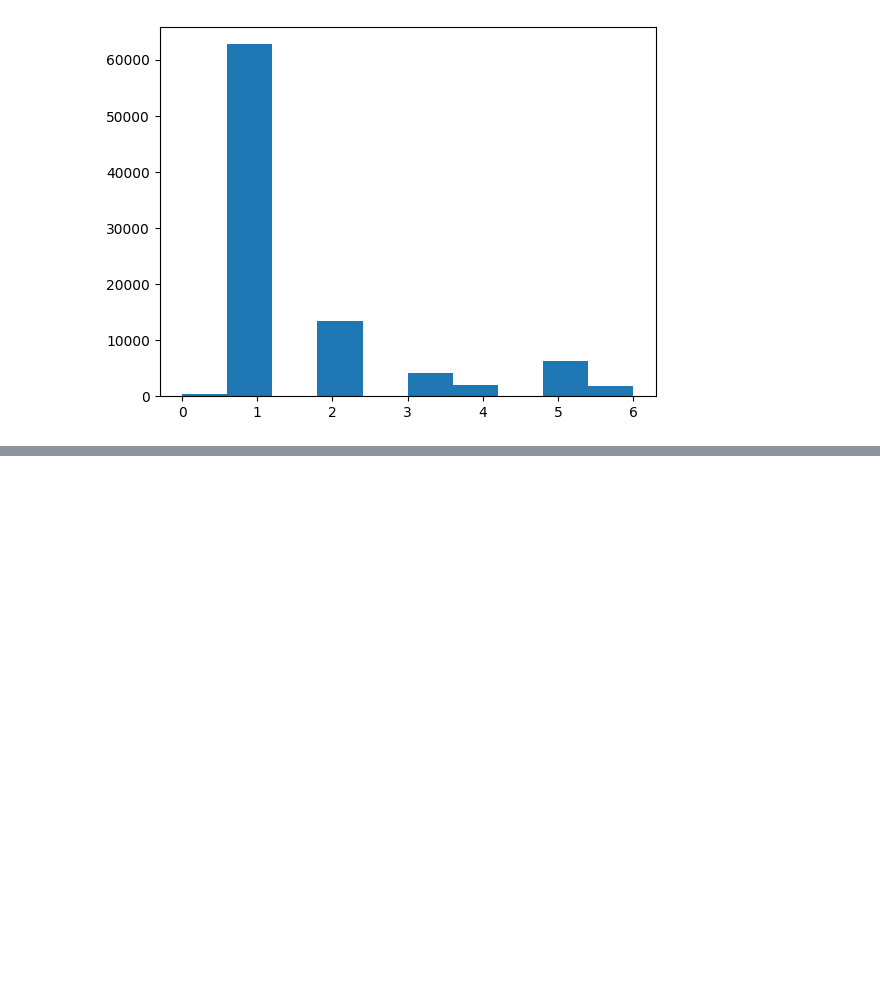
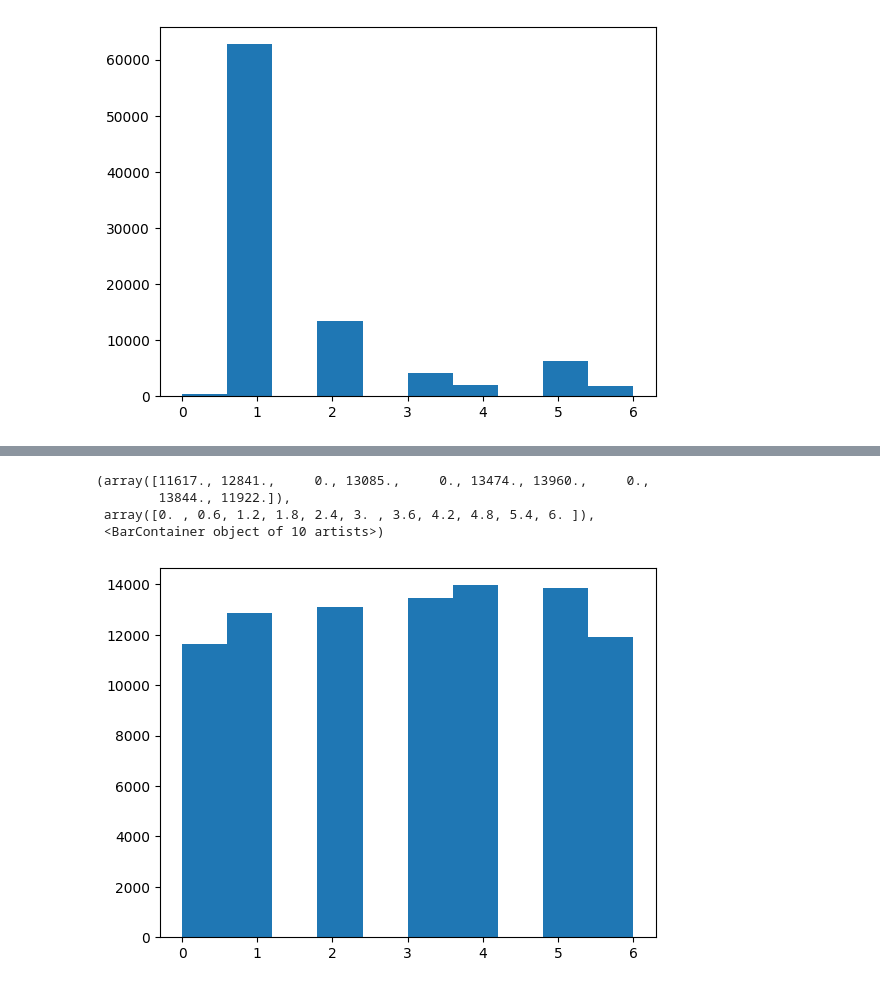
Before and after one commit to yjalil/prelectureMLops, a Jupyter notebook: project/mynotebook.ipynb, the cells around one changed output, grey strips where cells are left out. Drawn from its saved outputs; the diff is of its cells as text; code cells hidden in the pictures; blank space fills up the shorter version.

```diff
--- a/project/mynotebook.ipynb
+++ b/project/mynotebook.ipynb
@@ -51,0 +57,2 @@ def passenger_scale(df):
+# %%
+df['pickup_datetime'] = pd.to_datetime(df['pickup_datetime'])
@@ -51,0 +76,3 @@ def passenger_scale(df):
+# %%
+df['day_name'] = df['pickup_datetime'].dt.day_of_week
+df = df.drop( columns= 'pickup_datetime')
@@ -51,0 +95,8 @@ def passenger_scale(df):
+# %%
+plt.hist(df['day_name'])
+# %% [output]
+(array([11617., 12841.,     0., 13085.,     0., 13474., 13960.,     0.,
+        13844., 11922.]),
+ array([0. , 0.6, 1.2, 1.8, 2.4, 3. , 3.6, 4.2, 4.8, 5.4, 6. ]),
+ <BarContainer object of 10 artists>)
+[figure, added]
```
Also changed, not shown: parts of 13 cells of this notebook, 9 other files.
